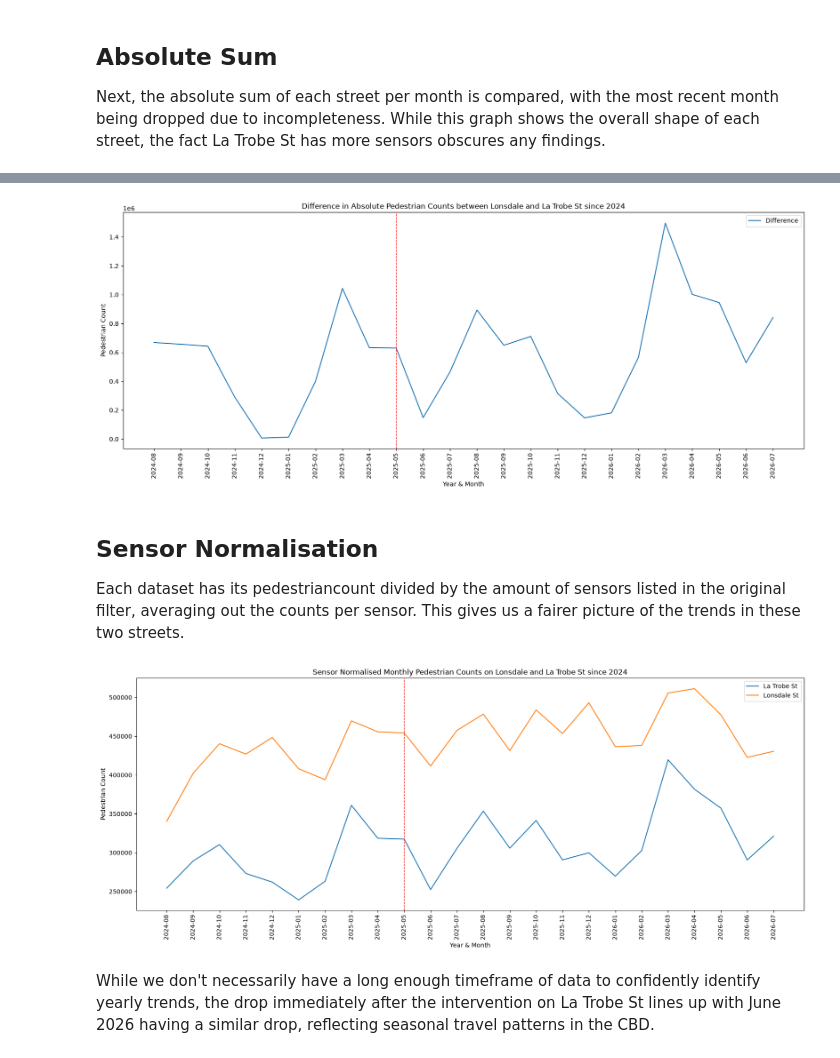
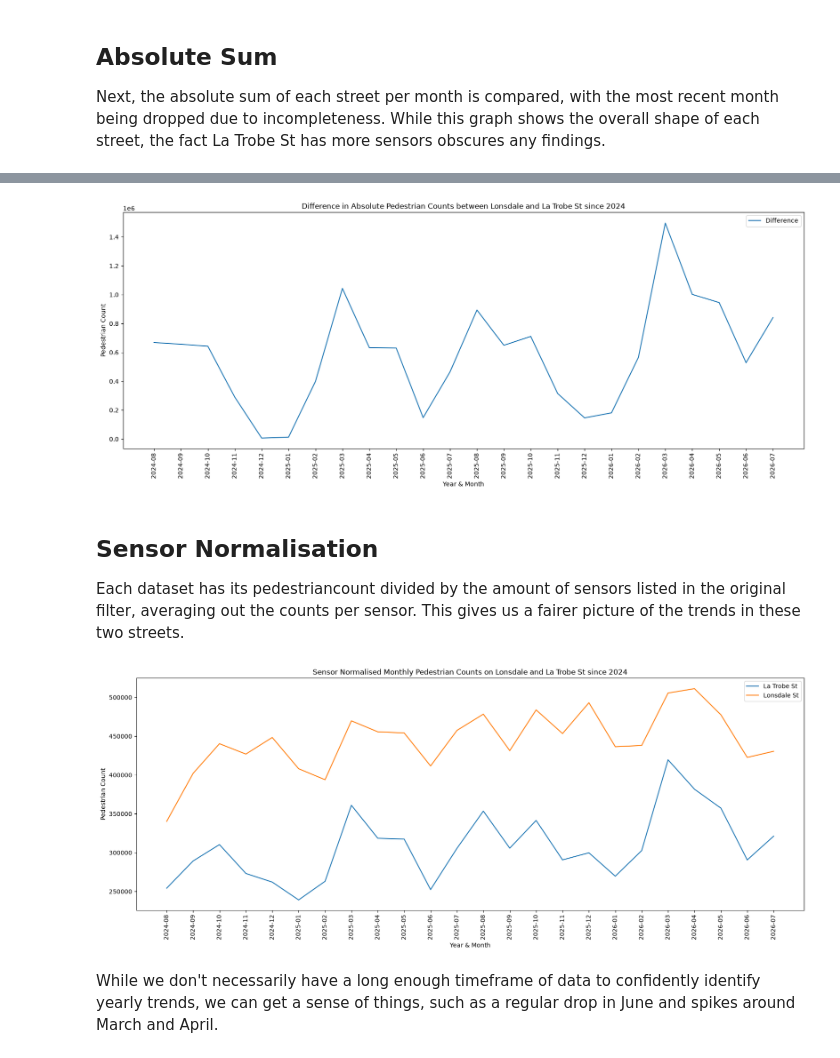
Before and after one commit to rooien/urban-analysis, a Jupyter notebook: team_a/pedestrian_count_analysis_latrobe_lonsdale.ipynb, the cells around one changed output, grey strips where cells are left out. Cells and saved outputs as stored; diff of their text form; code cells hidden in the pictures.

Commit message:
Add disclaimer of intervention date error - will be corrected in Sprint 2

```diff
--- a/team_a/pedestrian_count_analysis_latrobe_lonsdale.ipynb
+++ b/team_a/pedestrian_count_analysis_latrobe_lonsdale.ipynb
@@ -172,20 +172,19 @@ pedestrian_summed_difference = {"year_month": latrobe_summed["year_month"], "ped
 # %%
 # Graph the difference in pedestrian counts between La Trobe St and Lonsdale St for each month
 
 fig, ax = plt.subplots(figsize = (20, 7))
 
 sns.lineplot(data = pedestrian_summed_difference, x = "year_month", y = "pedestriancount", ax = ax, label = "Difference")
 
 plt.title("Difference in Absolute Pedestrian Counts between Lonsdale and La Trobe St since 2024")
 plt.xlabel("Year & Month")
 plt.xticks(rotation = 90)
 plt.ylabel("Pedestrian Count")
 ax.legend()
-ax.axvline(x='2025-05', color='red', linestyle='--', linewidth=1)
 
 plt.show()
 # %% [output]
-[figure, old version]
+[figure, new version]
 # %% [markdown]
 ## Sensor Normalisation
 Each dataset has its pedestriancount divided by the amount of sensors listed in the original filter, averaging out the counts per sensor. This gives us a fairer picture of the trends in these two streets.
@@ -207,13 +206,12 @@ plt.xlabel("Year & Month")
 plt.xticks(rotation = 90)
 plt.ylabel("Pedestrian Count")
 ax.legend()
-ax.axvline(x='2025-05', color='red', linestyle='--', linewidth=1)
 
 plt.show()
 # %% [output]
-[figure, old version]
+[figure, new version]
 # %% [markdown]
-While we don't necessarily have a long enough timeframe of data to confidently identify yearly trends, the drop immediately after the intervention on La Trobe St lines up with June 2026 having a similar drop, reflecting seasonal travel patterns in the CBD.
+While we don't necessarily have a long enough timeframe of data to confidently identify yearly trends, we can get a sense of things, such as a regular drop in June and spikes around March and April.
 # %%
 # Create a new dataframe that calculates the difference in normalised pedestrian counts between La Trobe St and Lonsdale St for each month
 
```
Also changed, not shown: parts of 5 cells of this notebook.
